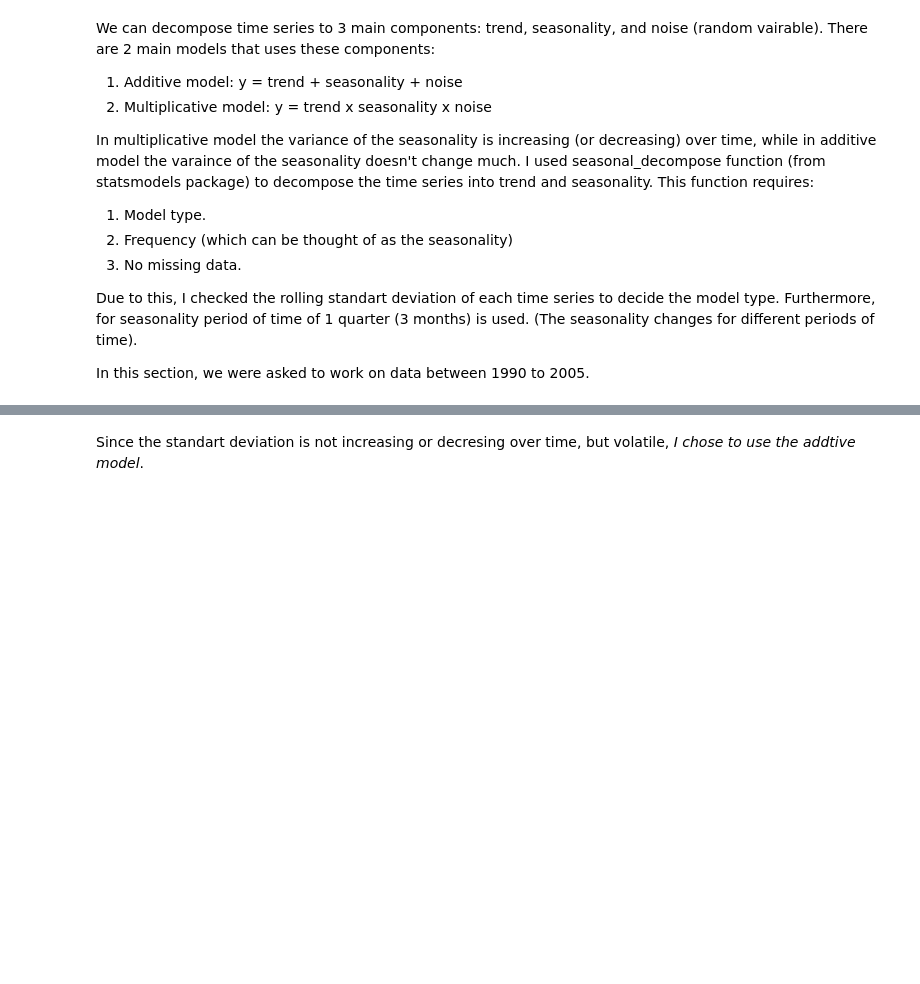
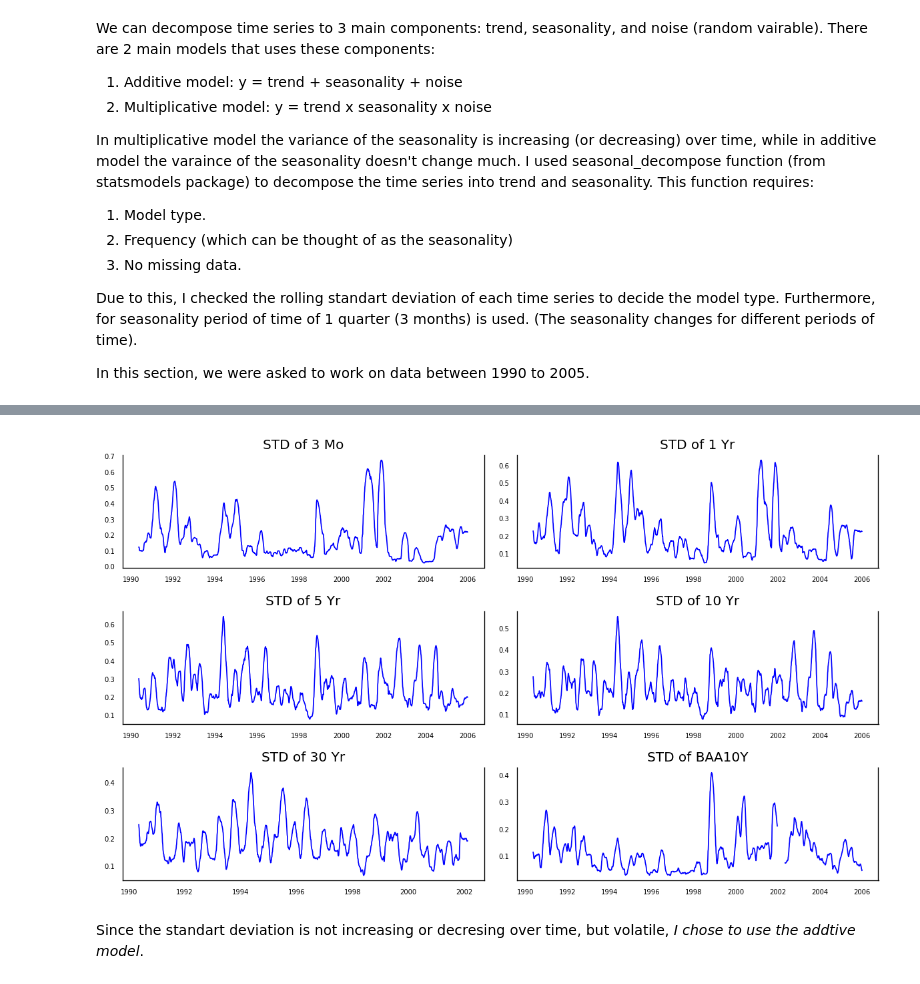
Before and after one commit to sna89/FinanceCourse, a Jupyter notebook: web scraping.ipynb, the cells around one changed output, grey strips where cells are left out. Cells and saved outputs as stored; diff of their text form; code cells hidden in the pictures; blank space fills up the shorter version.

```diff
--- a/web scraping.ipynb
+++ b/web scraping.ipynb
@@ -99,0 +147,5 @@ def prepare_data(df, interest_periods, data_source,
+# %%
+def add_data_to_df(df, header, data):
+    df_to_add = pd.DataFrame(data={header: data})
+    df = pd.concat([df, df_to_add], axis=1)
+    return df
@@ -121,30 +195,3 @@ import pandas as pd
 import matplotlib.pyplot as plt
 from statsmodels.tsa.seasonal import seasonal_decompose
 import numpy as np
-# %%
-def plot_data(data, xlabel='', ylabel='', title=''):
-    plt.figure(figsize=FIGSIZE)
-    ax = plt.axes()
-    ax.tick_params(axis='both', labelsize=FONT_SIZE)
-    plt.xlabel(xlabel, fontdict={'size':FONT_SIZE})
-    plt.ylabel(ylabel)
-    plt.title(title)
-    data.plot()
-# %%
-def plot_rolling_std(data,period):
-    rolling_std = data.rolling(window=90).std()
-    if period != 'baa10y':
-        plot_data(data = rolling_std, xlabel = period, ylabel = 'rolling std',
-                 title='Rolling std of no risk interest for {period}'.format(period=period))
-    else:
-        plot_data(data = rolling_std, xlabel = period, ylabel = 'rolling std',
-                 title='Rolling std of creadit spread of baa10y')
-
-for period in PERIODS:
-    data = prepare_data(daily_treasury_yield_curve_rate_df, interest_periods=period, data_source='yield',
-                        end_date=END_DATE)
-    plot_rolling_std(data,period)
-
-data = prepare_data(baa10y_df, interest_periods='BAA10Y', data_source='baa10y',
-                    start_date=START_DATE, end_date=END_DATE)
-plot_rolling_std(data,'baa10y')
@@ -158,2 +198,13 @@ plot_rolling_std(data,'baa10y')
+# %%
+df_std = pd.DataFrame()
+data_df = create_data_df(use='std')
+
+for name, series in data_df.iteritems():
+    data = series.rolling(window=90).std()
+    df_std = add_data_to_df(df_std, name, data)
+
+plot_data(df_std, 'STD')
+# %% [output]
+[figure, added]
 # %% [markdown]
 Since the standart deviation is not increasing or decresing over time, but volatile, *I chose to use the addtive model*.
```
Also changed, not shown: parts of 19 cells of this notebook.
